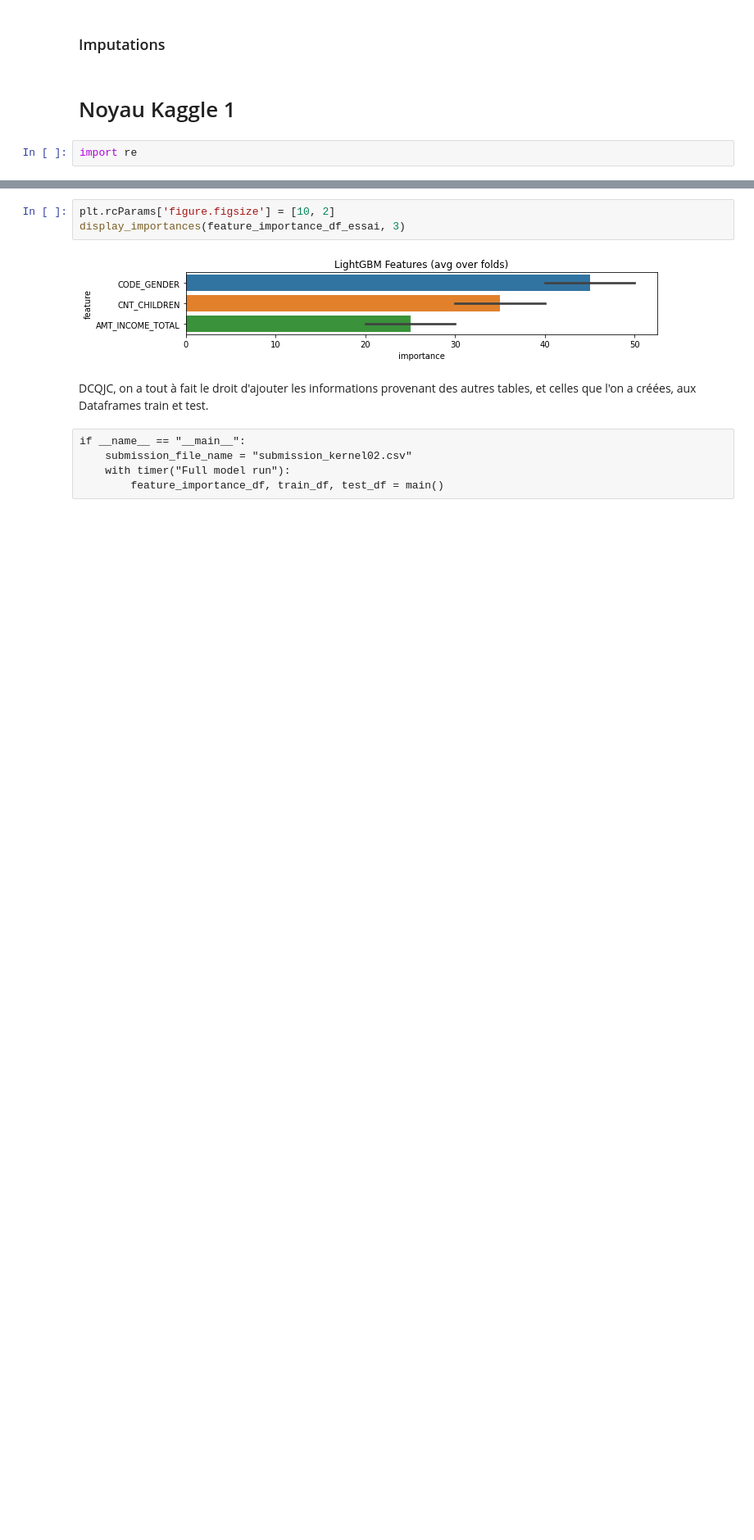
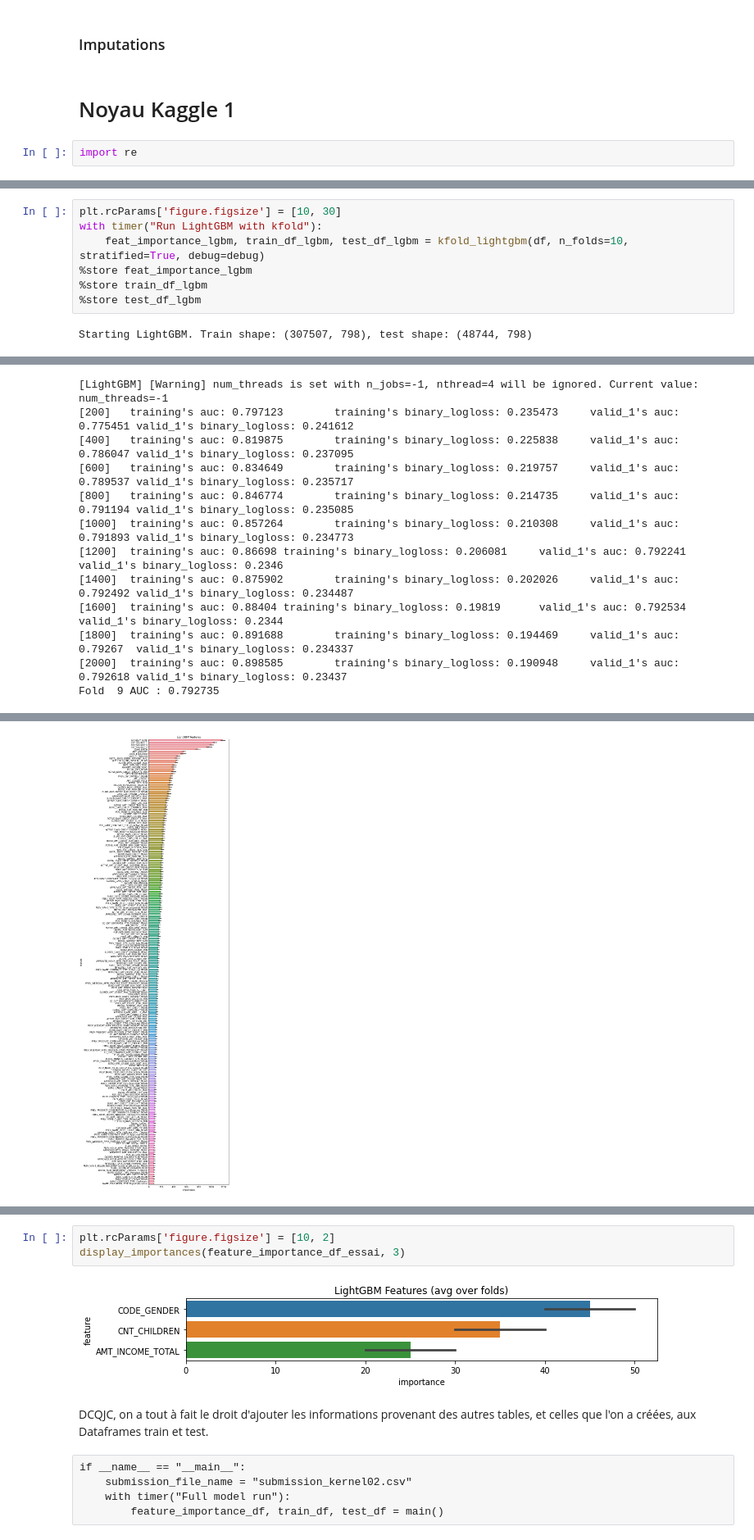
Before and after one commit to CyrilWW/OC-DS-Projet-7, a Jupyter notebook: model/Gaborit_Cyril_1_notebook_102022.ipynb, the cells around one changed output, grey strips where cells are left out. Shown at 82% size. Saved outputs shown, nothing was run; the diff lists cells and outputs as text; blank space fills up the shorter version.

```diff
--- a/model/Gaborit_Cyril_1_notebook_102022.ipynb
+++ b/model/Gaborit_Cyril_1_notebook_102022.ipynb
@@ -1039,0 +1104,9 @@ def display_importances(feature_importance_df_, n_feat=40):
+# %%
+plt.rcParams['figure.figsize'] = [10, 30]
+with timer("Run LightGBM with kfold"):
+    feat_importance_lgbm, train_df_lgbm, test_df_lgbm = kfold_lightgbm(df, n_folds=10, stratified=True, debug=debug)
+%store feat_importance_lgbm
+%store train_df_lgbm
+%store test_df_lgbm
+# %% [output]
+Starting LightGBM. Train shape: (307507, 798), test shape: (48744, 798)
@@ -1039,0 +1198,12 @@ def display_importances(feature_importance_df_, n_feat=40):
+[LightGBM] [Warning] num_threads is set with n_jobs=-1, nthread=4 will be ignored. Current value: num_threads=-1
+[200]   training's auc: 0.797123        training's binary_logloss: 0.235473     valid_1's auc: 0.775451 valid_1's binary_logloss: 0.241612
+[400]   training's auc: 0.819875        training's binary_logloss: 0.225838     valid_1's auc: 0.786047 valid_1's binary_logloss: 0.237095
+[600]   training's auc: 0.834649        training's binary_logloss: 0.219757     valid_1's auc: 0.789537 valid_1's binary_logloss: 0.235717
+[800]   training's auc: 0.846774        training's binary_logloss: 0.214735     valid_1's auc: 0.791194 valid_1's binary_logloss: 0.235085
+[1000]  training's auc: 0.857264        training's binary_logloss: 0.210308     valid_1's auc: 0.791893 valid_1's binary_logloss: 0.234773
+[1200]  training's auc: 0.86698 training's binary_logloss: 0.206081     valid_1's auc: 0.792241 valid_1's binary_logloss: 0.2346
+[1400]  training's auc: 0.875902        training's binary_logloss: 0.202026     valid_1's auc: 0.792492 valid_1's binary_logloss: 0.234487
+[1600]  training's auc: 0.88404 training's binary_logloss: 0.19819      valid_1's auc: 0.792534 valid_1's binary_logloss: 0.2344
+[1800]  training's auc: 0.891688        training's binary_logloss: 0.194469     valid_1's auc: 0.79267  valid_1's binary_logloss: 0.234337
+[2000]  training's auc: 0.898585        training's binary_logloss: 0.190948     valid_1's auc: 0.792618 valid_1's binary_logloss: 0.23437
+Fold  9 AUC : 0.792735
@@ -1039,0 +1228 @@ def display_importances(feature_importance_df_, n_feat=40):
+[figure, added]
```
Also changed, not shown: parts of 48 cells of this notebook.
